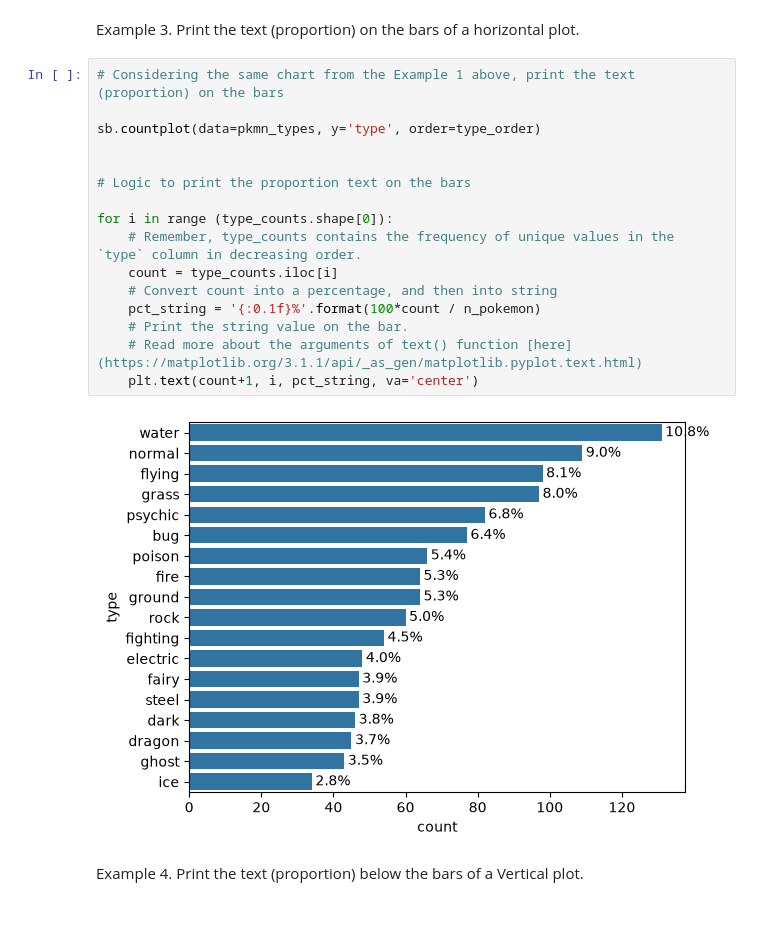
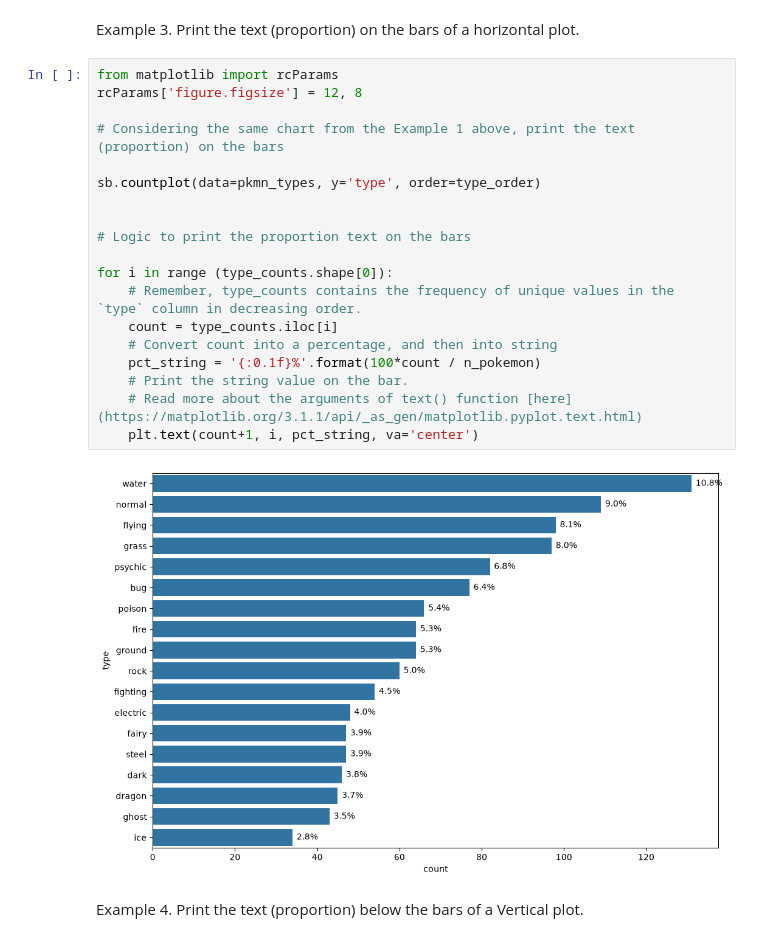
Before and after one commit to jjacque1/Learning-Numpy-in-JupyterNotebooks, a Jupyter notebook: bar_chart.ipynb, the cells around one changed output. Cells and saved outputs as stored; diff of their text form.

```diff
--- a/bar_chart.ipynb
+++ b/bar_chart.ipynb
@@ -390,23 +390,26 @@ Rather than plotting the data on a relative frequency scale, you might use text
 # %% [markdown]
 Example 3. Print the text (proportion) on the bars of a horizontal plot.
 # %%
+from matplotlib import rcParams
+rcParams['figure.figsize'] = 12, 8
+
 # Considering the same chart from the Example 1 above, print the text (proportion) on the bars
 
 sb.countplot(data=pkmn_types, y='type', order=type_order)
 
 
 # Logic to print the proportion text on the bars
 
 for i in range (type_counts.shape[0]):
     # Remember, type_counts contains the frequency of unique values in the `type` column in decreasing order.
     count = type_counts.iloc[i]
     # Convert count into a percentage, and then into string
     pct_string = '{:0.1f}%'.format(100*count / n_pokemon)
     # Print the string value on the bar.
     # Read more about the arguments of text() function [here](https://matplotlib.org/3.1.1/api/_as_gen/matplotlib.pyplot.text.html)
     plt.text(count+1, i, pct_string, va='center')
 # %% [output]
-[figure, old version]
+[figure, new version]
 # %% [markdown]
 Example 4. Print the text (proportion) below the bars of a Vertical plot.
 # %%
```
Also changed, not shown: parts of 1 cell of this notebook.
